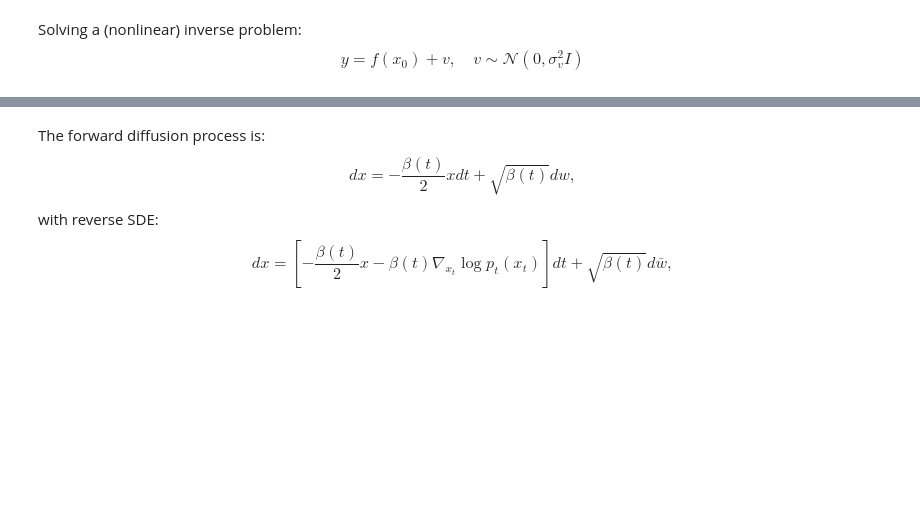
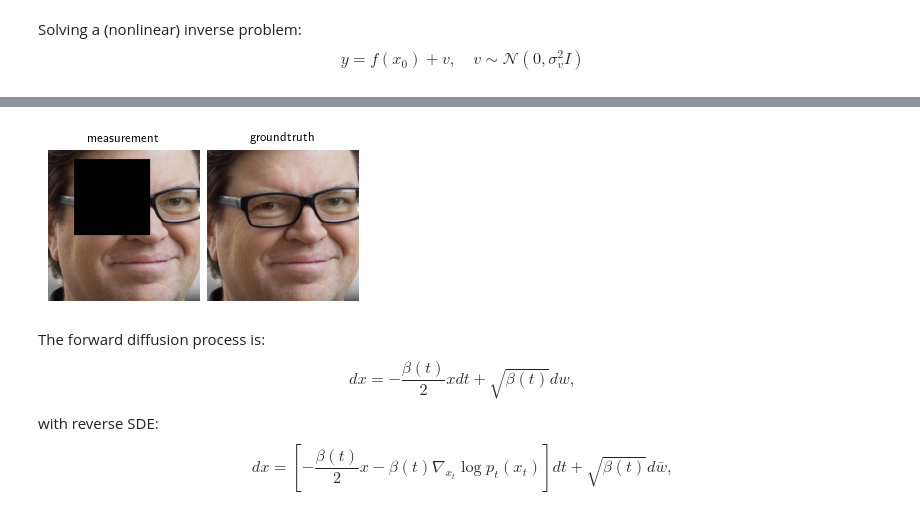
Before and after one commit to isomorphicdude/RED-diff, a Jupyter notebook: demo.ipynb, the cells around one changed output, grey strips where cells are left out. Saved outputs shown, nothing was run; the diff lists cells and outputs as text; code cells hidden in the pictures; blank space fills up the shorter version.

```diff
--- a/demo.ipynb
+++ b/demo.ipynb
@@ -47,3 +50,47 @@ plot(
+# %%
+#@title Custom Physics
+def random_sq_bbox(img, mask_shape, image_size=256, margin=(16, 16)):
+    """Generate a random sqaure mask for inpainting
+    """
+    B, C, H, W = img.shape
+    h, w = mask_shape
+    margin_height, margin_width = margin
+    maxt = image_size - margin_height - h
+    maxl = image_size - margin_width - w
+
+    # bb
+    t = np.random.randint(margin_height, maxt)
+    l = np.random.randint(margin_width, maxl)
+
+    # make mask
+    mask = torch.ones([B, C, H, W], device=img.device)
+    mask[..., t:t+h, l:l+w] = 0
+
+    return mask, t, t+h, l, l+w
+
+h, w = x.shape[-1] // 2, x.shape[-1] // 2
+single_mask = random_sq_bbox(x,
+                             mask_shape=(h, w),
+                             image_size=x.shape[-1],
+                             margin=(8,8))[0]
+
+def _custom_physics(x, mask=single_mask):
+    return mask * x
+
+from functools import partial
+custom_physics = partial(_custom_physics, mask=single_mask)
+y = custom_physics(x_true)
+
+
+imgs = [y, x_true]
+plot(
+    imgs,
+    titles=["measurement", "groundtruth"],
+)
+
+y = 2*y - 1
+# %% [output]
+[figure, added]
 # %% [markdown]
 The forward diffusion process is:
 $$
```
Also changed, not shown: parts of 4 cells of this notebook.
